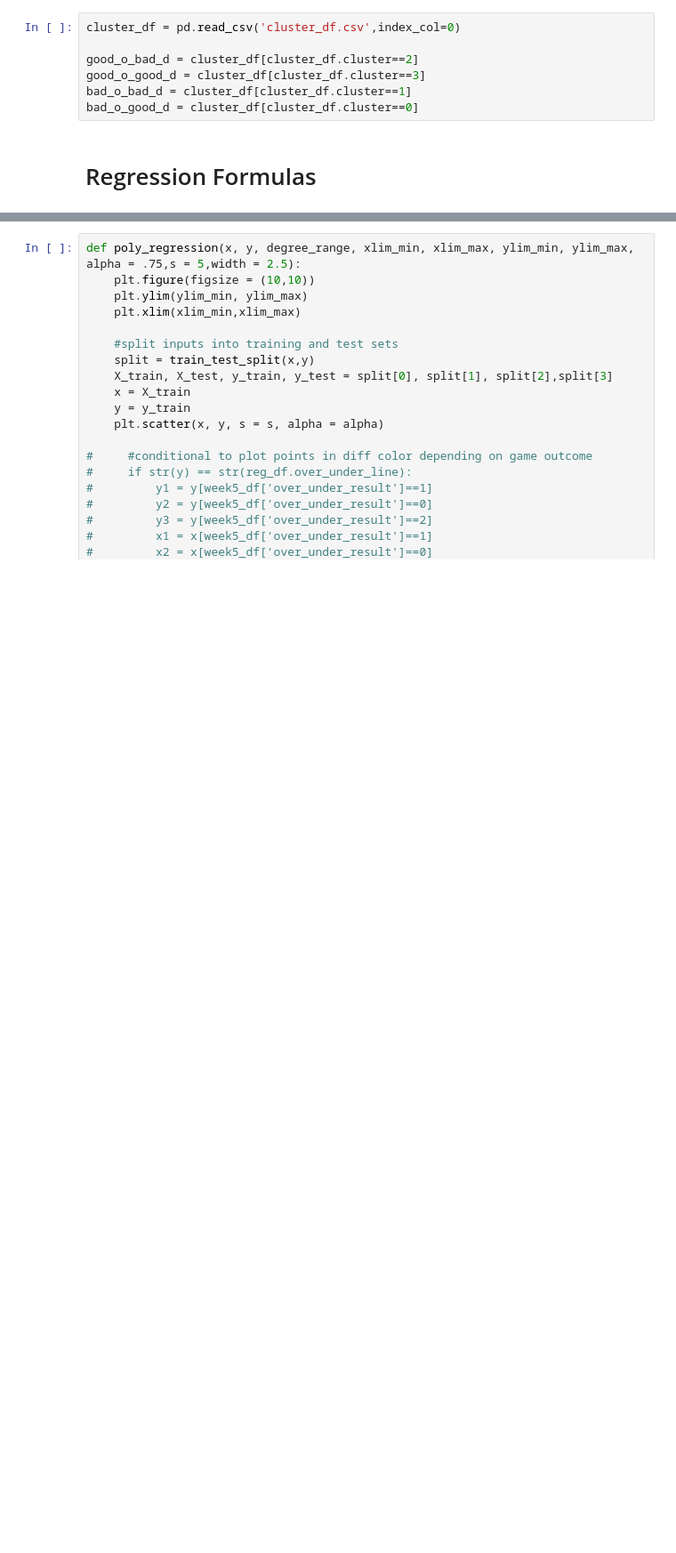
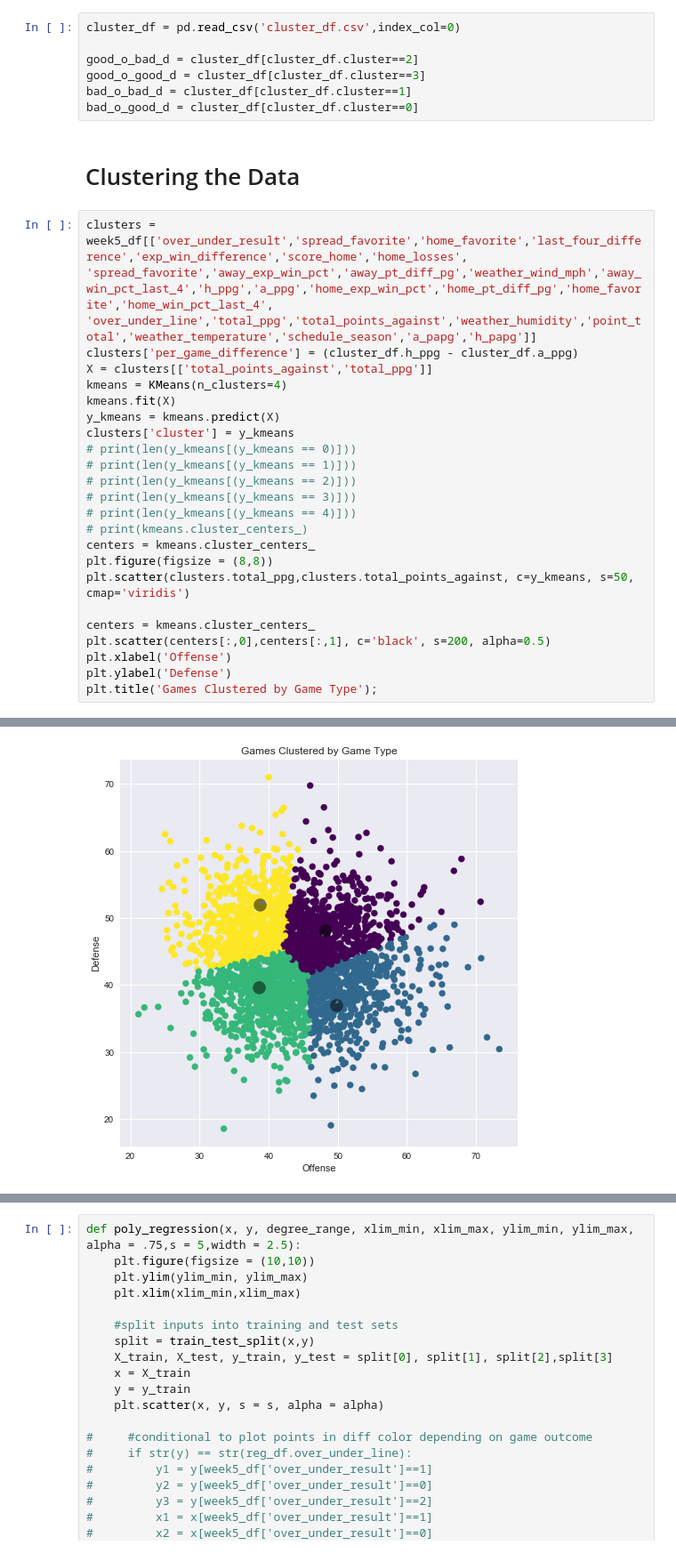
Before and after one commit to slieb74/NFL-Betting-Data, a Jupyter notebook: over_under-clusters.ipynb, the cells around one changed output, grey strips where cells are left out. Shown: that part at 89% size. Cells and saved outputs as stored; diff of their text form; blank space fills up the shorter version.

```diff
--- a/over_under-clusters.ipynb
+++ b/over_under-clusters.ipynb
@@ -55,5 +73,29 @@ good_o_bad_d = cluster_df[cluster_df.cluster==2]
 good_o_good_d = cluster_df[cluster_df.cluster==3]
 bad_o_bad_d = cluster_df[cluster_df.cluster==1]
 bad_o_good_d = cluster_df[cluster_df.cluster==0]
-# %% [markdown]
-# Regression Formulas
+# %% [markdown]
+# Clustering the Data
+# %%
+clusters = week5_df[['over_under_result','spread_favorite','home_favorite','last_four_difference','exp_win_difference','score_home','home_losses', 'spread_favorite','away_exp_win_pct','away_pt_diff_pg','weather_wind_mph','away_win_pct_last_4','h_ppg','a_ppg','home_exp_win_pct','home_pt_diff_pg','home_favorite','home_win_pct_last_4', 'over_under_line','total_ppg','total_points_against','weather_humidity','point_total','weather_temperature','schedule_season','a_papg','h_papg']]
+clusters['per_game_difference'] = (cluster_df.h_ppg - cluster_df.a_ppg)
+X = clusters[['total_points_against','total_ppg']]
+kmeans = KMeans(n_clusters=4)
+kmeans.fit(X)
+y_kmeans = kmeans.predict(X)
+clusters['cluster'] = y_kmeans
+# print(len(y_kmeans[(y_kmeans == 0)]))
+# print(len(y_kmeans[(y_kmeans == 1)]))
+# print(len(y_kmeans[(y_kmeans == 2)]))
+# print(len(y_kmeans[(y_kmeans == 3)]))
+# print(len(y_kmeans[(y_kmeans == 4)]))
+# print(kmeans.cluster_centers_)
+centers = kmeans.cluster_centers_
+plt.figure(figsize = (8,8))
+plt.scatter(clusters.total_ppg,clusters.total_points_against, c=y_kmeans, s=50, cmap='viridis')
+
+centers = kmeans.cluster_centers_
+plt.scatter(centers[:,0],centers[:,1], c='black', s=200, alpha=0.5)
+plt.xlabel('Offense')
+plt.ylabel('Defense')
+plt.title('Games Clustered by Game Type');
+# %% [output]
@@ -59,0 +112 @@ bad_o_good_d = cluster_df[cluster_df.cluster==0]
+[figure, added]
```
Also changed, not shown: parts of 48 cells of this notebook, 3 other files.
